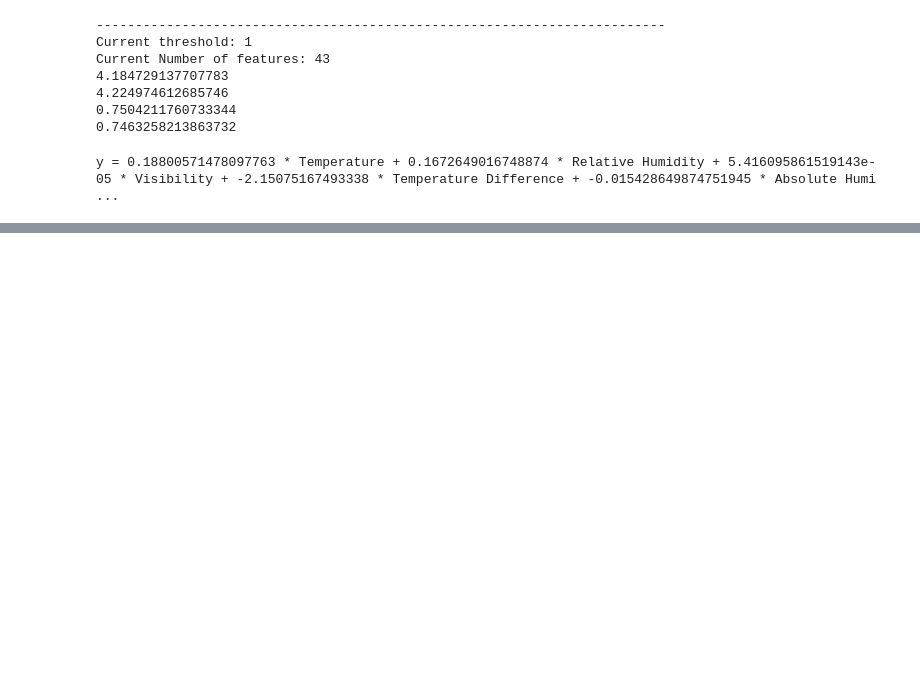
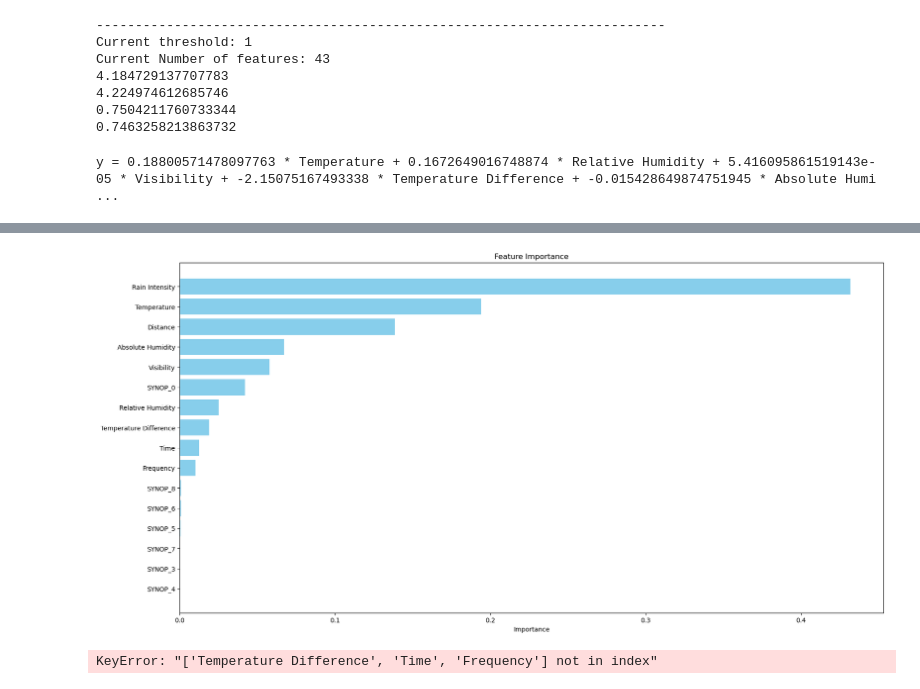
Before and after one commit to FrankAdl/RF-FSO-Project, a Jupyter notebook: project_RFL.ipynb, the cells around one changed output, grey strips where cells are left out. Saved outputs shown, nothing was run; the diff lists cells and outputs as text; code cells hidden in the pictures; blank space fills up the shorter version.

Commit message:
updated random forest model

```diff
--- a/project_RFL.ipynb
+++ b/project_RFL.ipynb
@@ -525,0 +578,17 @@ y = 0.18800571478097763 * Temperature + 0.1672649016748874 * Relative Humidity +
+# %%
+best_rf = RandomForestRegressor(**grid_search.best_params_, random_state=42)
+
+best_rf.fit(X_train, y_train)
+
+y_test_pred = best_rf.predict(X_test)
+
+test_mse = mean_squared_error(y_test, y_test_pred)
+test_r2 = r2_score(y_test, y_test_pred)
+
+y_train_pred = best_rf.predict(X_train)
+train_mse = mean_squared_error(y_train, y_train_pred)
+train_r2 = r2_score(y_train, y_train_pred)
+print(f"Optimized TestMSE: {test_mse}")
+print(f"Optimized Test R2: {test_r2}")
+print(f"Optimized TrainMSE: {train_mse}")
+print(f"Optimized Train R2: {train_r2}")
@@ -525,0 +605,10 @@ y = 0.18800571478097763 * Temperature + 0.1672649016748874 * Relative Humidity +
+# %%
+best_rf.fit(X_train, y_train)
+
+importances = best_rf.feature_importances_
+
+feature_importances = pd.DataFrame({"feature": X_train.columns, "importance": importances})
+
+features_importance = feature_importances.sort_values(by = "importance", ascending = False)
+
+print(features_importance)
@@ -525,0 +633,21 @@ y = 0.18800571478097763 * Temperature + 0.1672649016748874 * Relative Humidity +
+# %%
+plt.figure(figsize=(20, 10))
+plt.barh(features_importance["feature"], features_importance["importance"], color = "skyblue")
+plt.xlabel("Importance")
+plt.title("Feature Importance")
+plt.gca().invert_yaxis()
+plt.show()
+# %% [output]
+[figure, added]
+# %%
+important_features = features_importance[features_importance["importance"] > 0.01]["feature"].values
+X_train = X_train[important_features]
+X_test = X_test[important_features]
+
+best_rf.fit(X_train, y_train)
+print(mean_squared_error(y_train, best_rf.predict(X_train)))
+print(mean_squared_error(y_test, best_rf.predict(X_test)))
+print(r2_score(y_train, best_rf.predict(X_train)))
+print(r2_score(y_test, best_rf.predict(X_test)))
+# %% [output]
+KeyError: "['Temperature Difference', 'Time', 'Frequency'] not in index"
```
Also changed, not shown: parts of 10 cells of this notebook.
